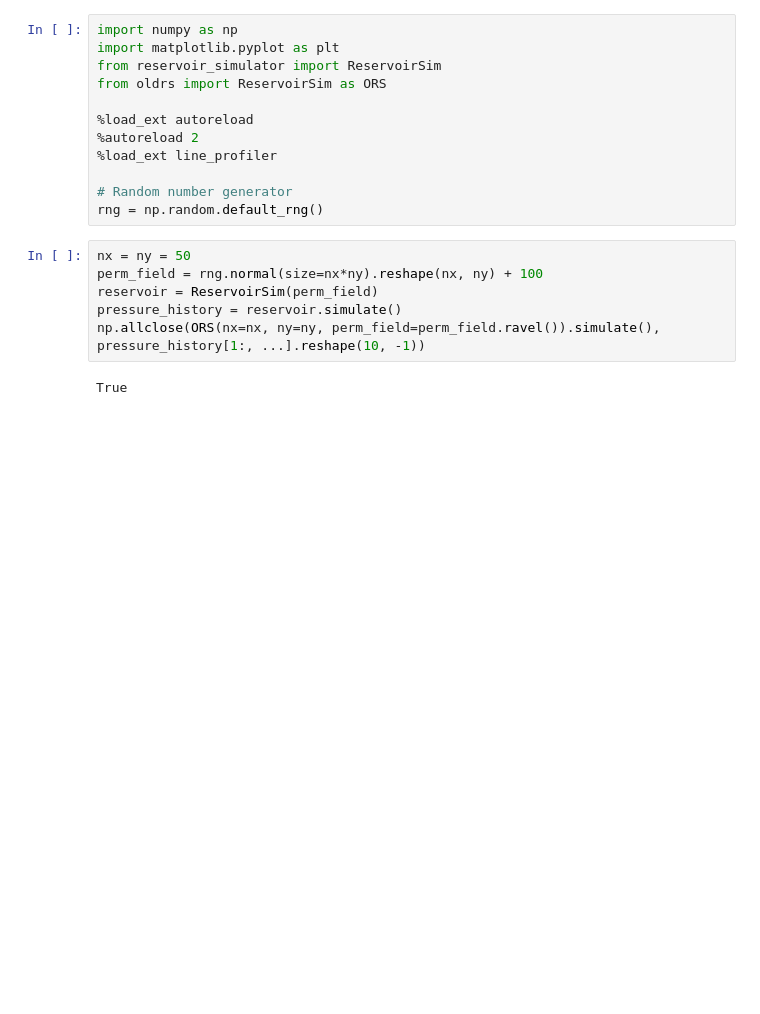
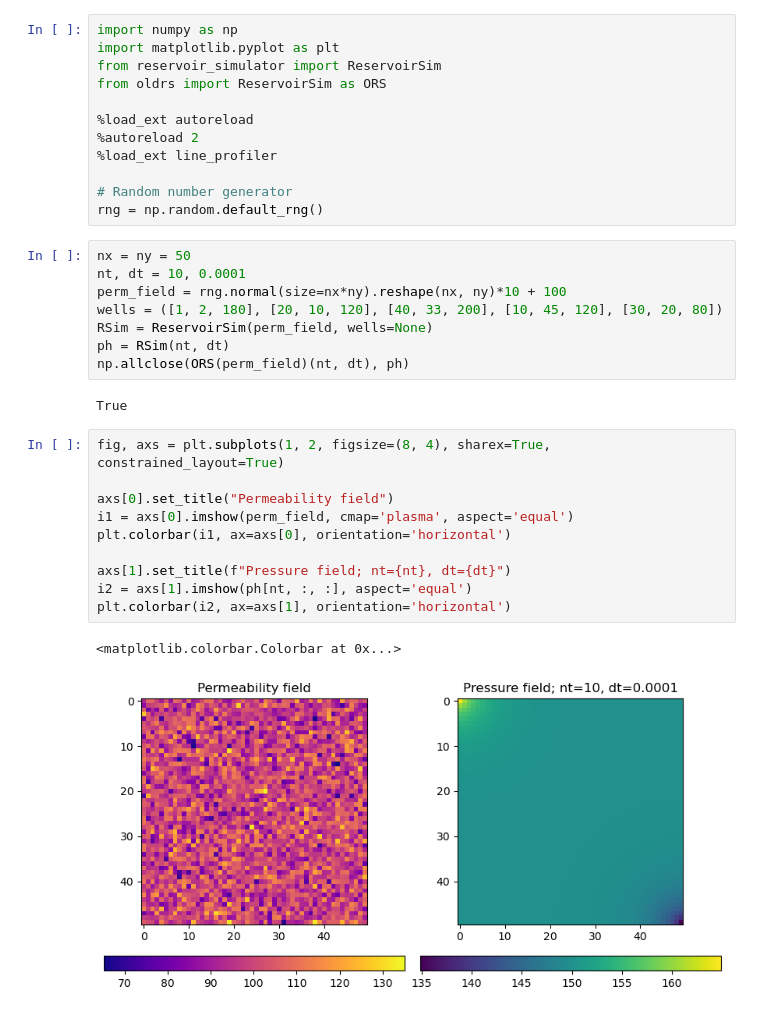
Before and after one commit to tuda-geo/resmda, a Jupyter notebook: notebooks/dev-res-sim.ipynb, the cells around one changed output. Drawn from its saved outputs; the diff is of its cells as text; blank space fills up the shorter version.

Commit message:
Add arb. wells

```diff
--- a/notebooks/dev-res-sim.ipynb
+++ b/notebooks/dev-res-sim.ipynb
@@ -12,11 +12,26 @@ from oldrs import ReservoirSim as ORS
 
 # Random number generator
 rng = np.random.default_rng()
-# %%
-nx = ny = 50
-perm_field = rng.normal(size=nx*ny).reshape(nx, ny) + 100
-reservoir = ReservoirSim(perm_field)
-pressure_history = reservoir.simulate()
-np.allclose(ORS(nx=nx, ny=ny, perm_field=perm_field.ravel()).simulate(), pressure_history[1:, ...].reshape(10, -1))
-# %% [output]
-True
+# %%
+nx = ny = 50
+nt, dt = 10, 0.0001
+perm_field = rng.normal(size=nx*ny).reshape(nx, ny)*10 + 100
+wells = ([1, 2, 180], [20, 10, 120], [40, 33, 200], [10, 45, 120], [30, 20, 80])
+RSim = ReservoirSim(perm_field, wells=None)
+ph = RSim(nt, dt)
+np.allclose(ORS(perm_field)(nt, dt), ph)
+# %% [output]
+True
+# %%
+fig, axs = plt.subplots(1, 2, figsize=(8, 4), sharex=True, constrained_layout=True)
+
+axs[0].set_title("Permeability field")
+i1 = axs[0].imshow(perm_field, cmap='plasma', aspect='equal')
+plt.colorbar(i1, ax=axs[0], orientation='horizontal')
+
+axs[1].set_title(f"Pressure field; nt={nt}, dt={dt}")
+i2 = axs[1].imshow(ph[nt, :, :], aspect='equal')
+plt.colorbar(i2, ax=axs[1], orientation='horizontal')
+# %% [output]
+<matplotlib.colorbar.Colorbar at 0x...>
+[figure, added]
```
Also changed, not shown: parts of 7 cells of this notebook, 4 other files.
